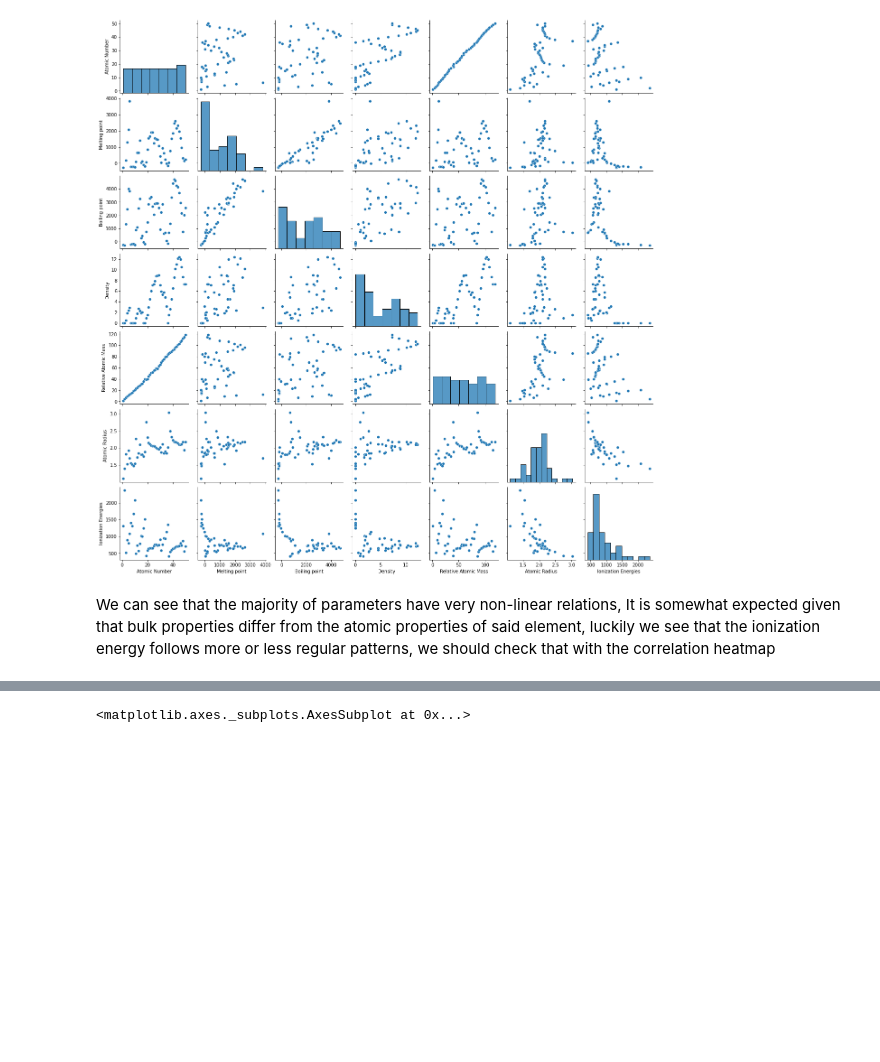
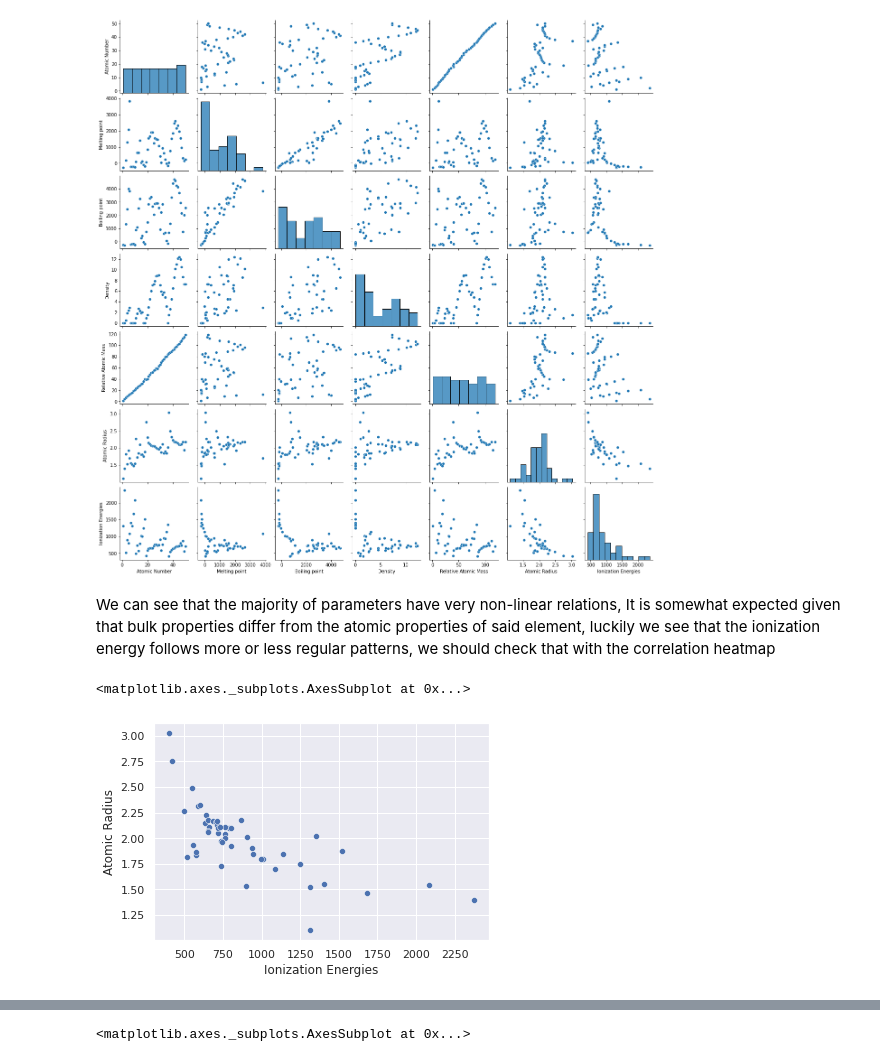
Before and after one commit to ElectricWiz/LinRegressAtomicEnergies, a Jupyter notebook: Energíadeionizacion.ipynb, the cells around one changed output, grey strips where cells are left out. Drawn from its saved outputs; the diff is of its cells as text; code cells hidden in the pictures; blank space fills up the shorter version.

Commit message:
Studies the relationships between the ionization energy and other variables

```diff
--- a/Energíadeionizacion.ipynb
+++ b/Energíadeionizacion.ipynb
@@ -35,3 +35,8 @@ sns.pairplot(data=df1)
 [figure]
 # %% [markdown]
 We can see that the majority of parameters have very non-linear relations, It is somewhat expected given that bulk properties differ from the atomic properties of said element, luckily we see that the ionization energy follows more or less regular patterns, we should check that with the correlation heatmap
+# %%
+sns.scatterplot(x="Ionization Energies", y="Atomic Radius",data=df1)
+# %% [output]
+<matplotlib.axes._subplots.AxesSubplot at 0x...>
+[figure, added]
```
Also changed, not shown: parts of 3 cells of this notebook.
